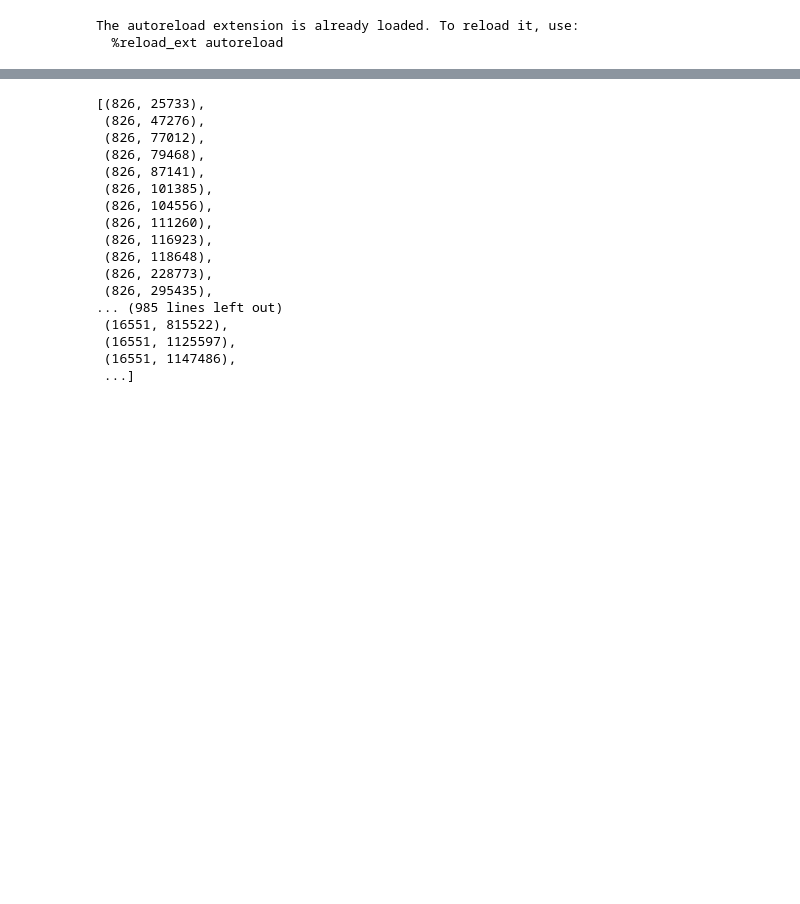
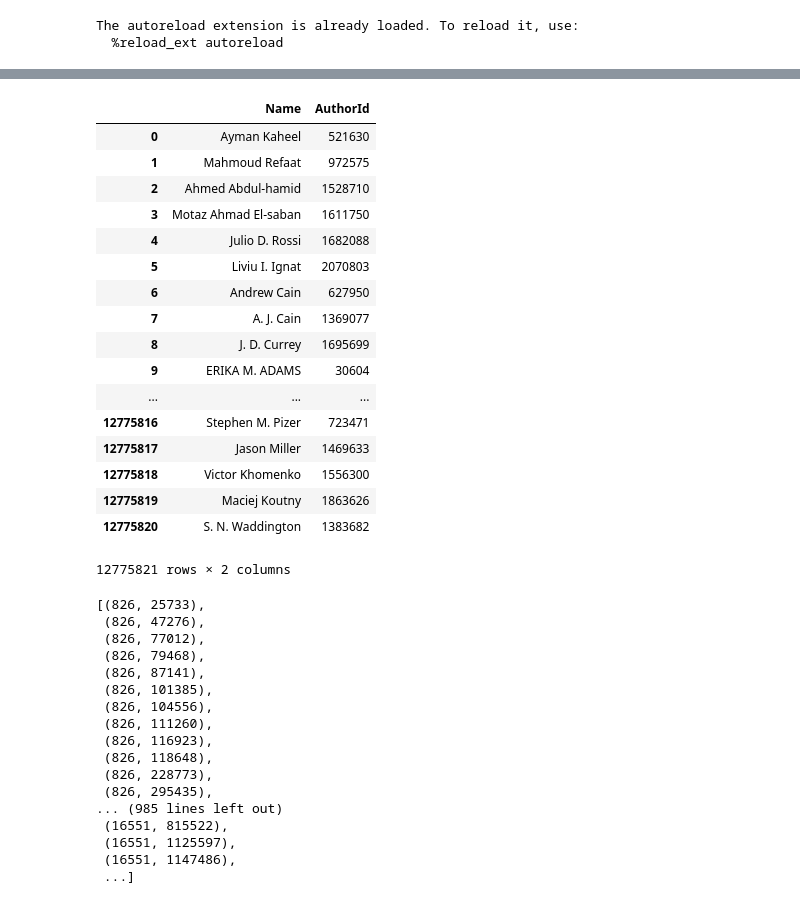
Before and after one commit to thao9611/KDD-Cup, a Jupyter notebook: harry_test.ipynb, the cells around one changed output, grey strips where cells are left out. Cells and saved outputs as stored; diff of their text form; code cells hidden in the pictures; blank space fills up the shorter version.

```diff
--- a/harry_test.ipynb
+++ b/harry_test.ipynb
@@ -16,3 +106,24 @@ validset = pd.read_csv('dataRev2/Valid.csv')
+# %%
+dataset['paper_author'][['Name', 'AuthorId']]
+# %% [output]
+|  | Name | AuthorId |
+| 0 | Ayman Kaheel | 521630 |
+| 1 | Mahmoud Refaat | 972575 |
+| 2 | Ahmed Abdul-hamid | 1528710 |
+| 3 | Motaz Ahmad El-saban | 1611750 |
+| 4 | Julio D. Rossi | 1682088 |
+| 5 | Liviu I. Ignat | 2070803 |
+| 6 | Andrew Cain | 627950 |
+| 7 | A. J. Cain | 1369077 |
+| 8 | J. D. Currey | 1695699 |
+| 9 | ERIKA M. ADAMS | 30604 |
+| ... | ... | ... |
+| 12775816 | Stephen M. Pizer | 723471 |
+| 12775817 | Jason Miller | 1469633 |
+| 12775818 | Victor Khomenko | 1556300 |
+| 12775819 | Maciej Koutny | 1863626 |
+| 12775820 | S. N. Waddington | 1383682 |
+12775821 rows × 2 columns
 # %%
 author_paper_pairs = parse_targetset(train_confirmed)
 # %%
```
Also changed, not shown: parts of 6 cells of this notebook, 3 other files.
